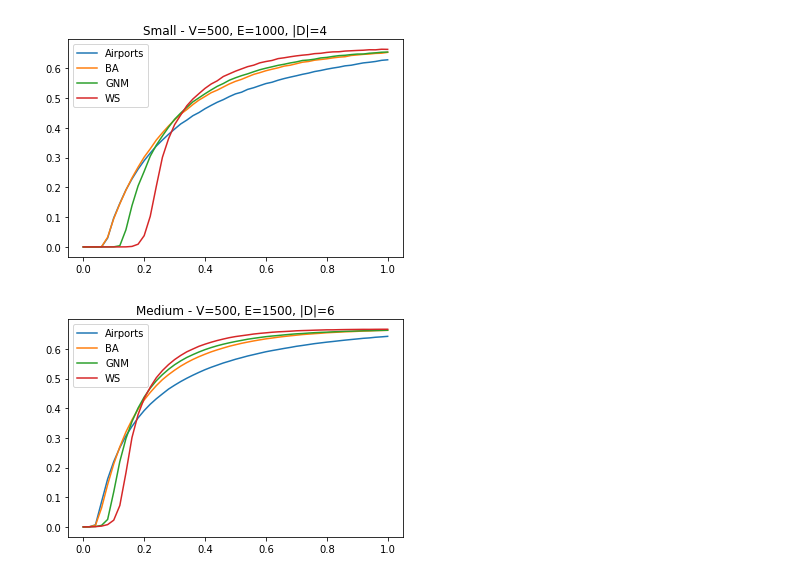
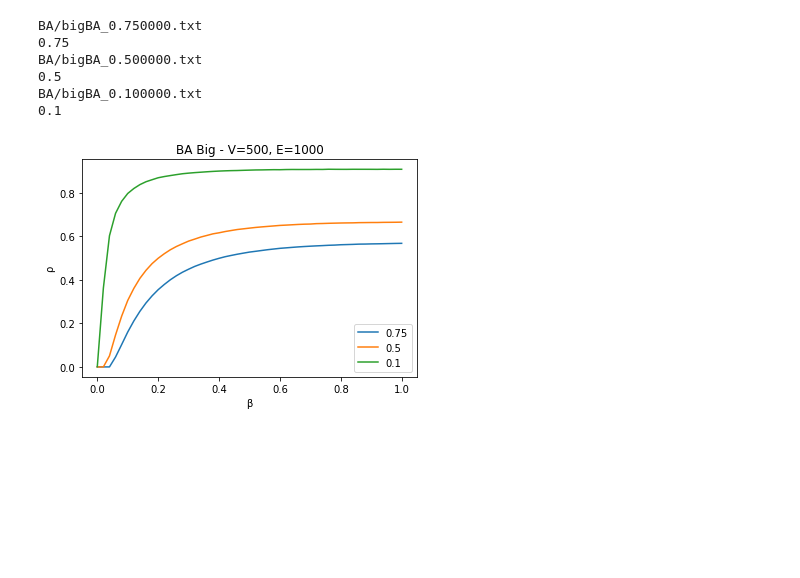
Before and after one commit to baton96/Complex-Networks, a Jupyter notebook: A4/plotting.ipynb, the cells around one changed output. Saved outputs shown, nothing was run; the diff lists cells and outputs as text; code cells hidden in the pictures; blank space fills up the shorter version.

```diff
--- a/A4/plotting.ipynb
+++ b/A4/plotting.ipynb
@@ -8,2 +69,32 @@ import igraph as ig
+# %%
+WS_big = {}
+paths = [0.1, 0.5, 0.75]
+for path in glob("BA/big*"):
+    print(path)
+    values = []
+    with open(path, "r") as f:
+        for line in f:
+            values.append(float(line.rstrip().split()[1]))
+    label = paths.pop()
+    print(label)
+    WS_big[label] = values
+# %% [output]
+BA/bigBA_0.750000.txt
+0.75
+BA/bigBA_0.500000.txt
+0.5
+BA/bigBA_0.100000.txt
+0.1
+# %%
+x = [i/50 for i in range(len(WS_big[0.5]))]
+for k, v in WS_big.items():
+    plt.plot(x, v, label=k)
+plt.title("BA Big - V=500, E=1000")
+plt.xlabel('β')
+plt.ylabel('ρ')
+plt.legend()
+plt.show()
+# %% [output]
+[figure, added]
 # %%
 small = {}
@@ -18,9 +109,9 @@ x = [i/50 for i in range(len(small["BA"]))]
 for k, v in small.items():
     plt.plot(x, v, label=k)
 plt.title("Small - V=500, E=1000, |D|=4")
+plt.xlabel('β')
+plt.ylabel('ρ')
 plt.legend()
 plt.show()
-# %% [output]
-[figure, removed]
 # %%
 medium = {}
@@ -35,9 +126,9 @@ x = [i/50 for i in range(len(medium["BA"]))]
 for k, v in medium.items():
     plt.plot(x, v, label=k)
 plt.title("Medium - V=500, E=1500, |D|=6")
+plt.xlabel('β')
+plt.ylabel('ρ')
 plt.legend()
 plt.show()
-# %% [output]
-[figure, removed]
 # %%
 big = {}
```
Also changed, not shown: parts of 9 cells of this notebook.
